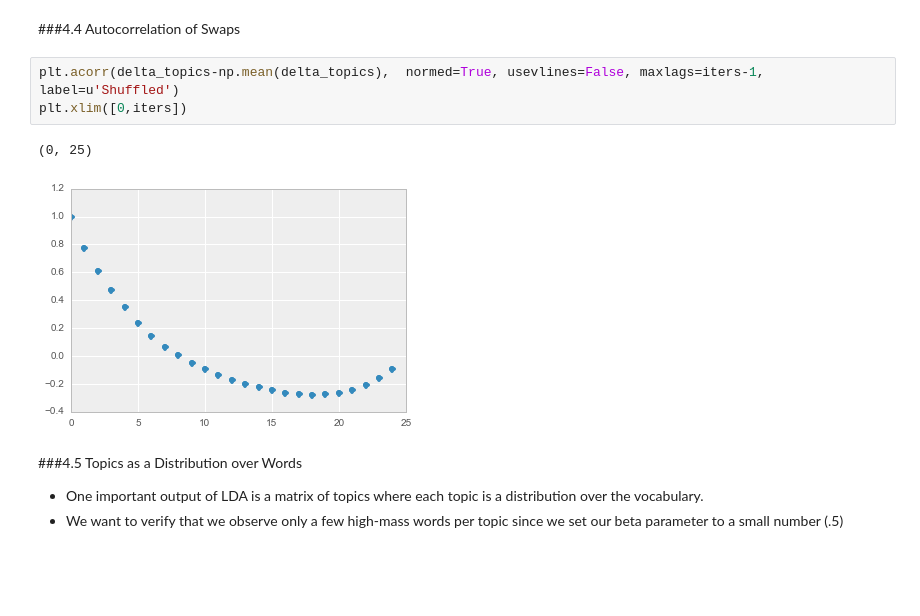
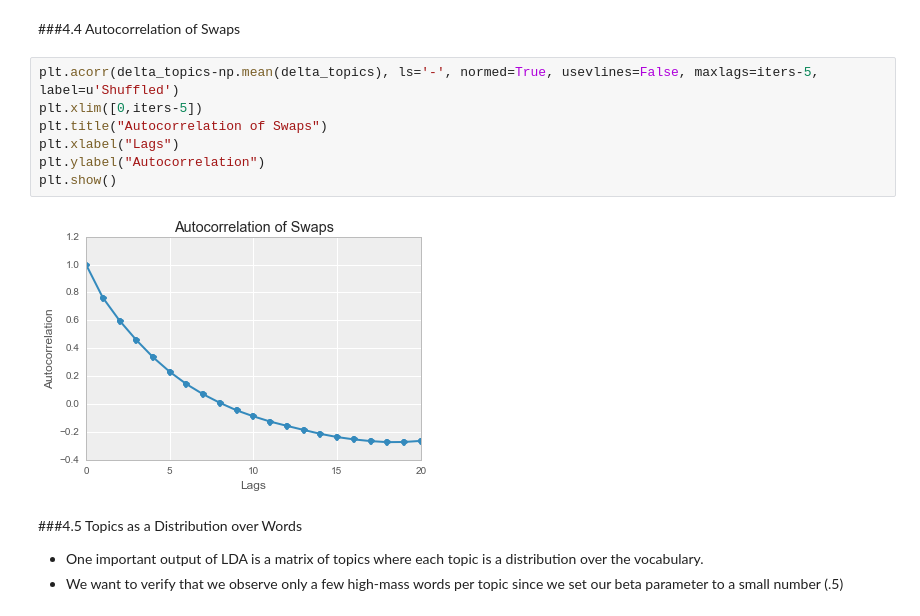
Before and after one commit to cid2105/AM207_FinalProject, a Jupyter notebook: LDA.ipynb, the cells around one changed output. Cells and saved outputs as stored; diff of their text form; blank space fills up the shorter version.

```diff
--- a/LDA.ipynb
+++ b/LDA.ipynb
@@ -403,11 +404,14 @@ plt.show()
 # %% [markdown]
 ###4.4 Autocorrelation of Swaps
 # %%
-plt.acorr(delta_topics-np.mean(delta_topics),  normed=True, usevlines=False, maxlags=iters-1, label=u'Shuffled')
-plt.xlim([0,iters])
+plt.acorr(delta_topics-np.mean(delta_topics), ls='-', normed=True, usevlines=False, maxlags=iters-5, label=u'Shuffled')
+plt.xlim([0,iters-5])
+plt.title("Autocorrelation of Swaps")
+plt.xlabel("Lags")
+plt.ylabel("Autocorrelation")
+plt.show()
 # %% [output]
-(0, 25)
-[figure, old version]
+[figure, new version]
 # %% [markdown]
 ###4.5 Topics as a Distribution over Words
 
```
Also changed, not shown: parts of 5 cells of this notebook, 16 other files.
